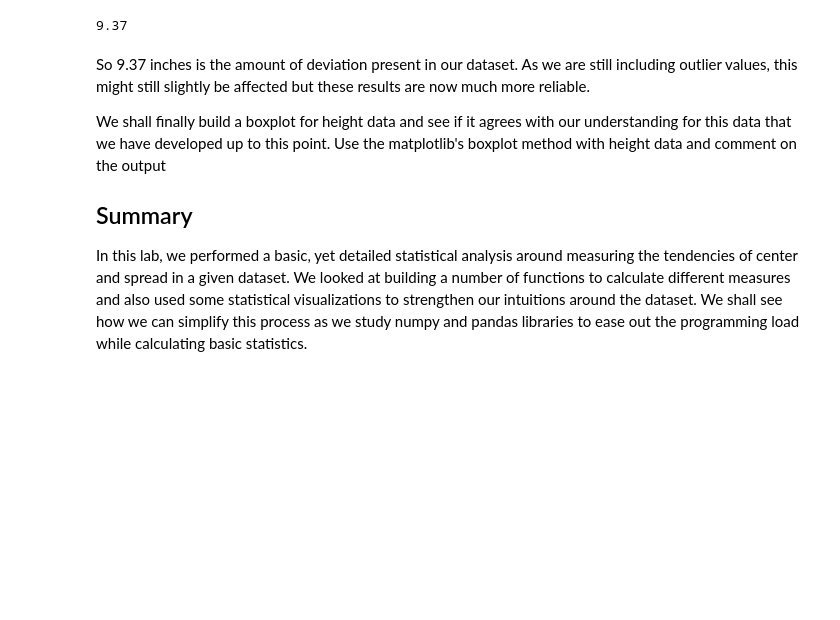
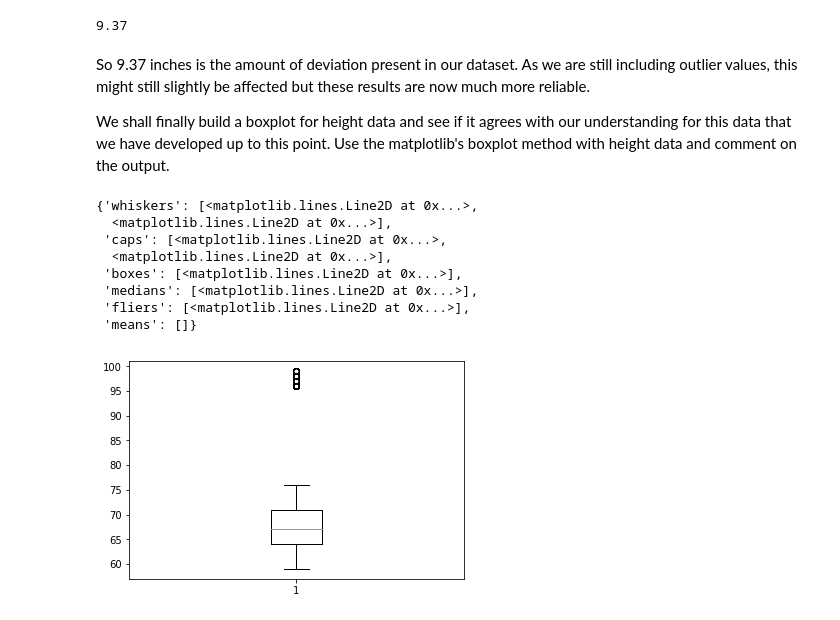
Before and after one commit to learn-co-curriculum/dsc-implementing-statistics-with-functions-lab, a Jupyter notebook: index.ipynb, the cells around one changed output. Saved outputs shown, nothing was run; the diff lists cells and outputs as text; code cells hidden in the pictures; blank space fills up the shorter version.

Commit message:
added code cell and plot

```diff
--- a/index.ipynb
+++ b/index.ipynb
@@ -346,8 +346,18 @@ get_stddev(height)
 # %% [markdown]
 So 9.37 inches is the amount of deviation present in our dataset. As we are still including outlier values, this might still slightly be affected but these results are now much more reliable.
 
-We shall finally build a boxplot for height data and see if it agrees with our understanding for this data that we have developed up to this point. Use the matplotlib's boxplot method with height data and comment on the output
-
-## Summary
-
-In this lab, we performed a basic, yet detailed statistical analysis around measuring the tendencies of center and spread in a given dataset. We looked at building a number of functions to calculate different measures and also used some statistical visualizations to strengthen our intuitions around the dataset. We shall see how we can simplify this process as we study numpy and pandas libraries to ease out the programming load while calculating basic statistics.
+We shall finally build a boxplot for height data and see if it agrees with our understanding for this data that we have developed up to this point. Use the matplotlib's boxplot method with height data and comment on the output.
+# %%
+plt.boxplot(height)
+
+# the median is at 67 inches and there are three outliers at the upper end of the spectrum
+# %% [output]
+{'whiskers': [<matplotlib.lines.Line2D at 0x...>,
+  <matplotlib.lines.Line2D at 0x...>],
+ 'caps': [<matplotlib.lines.Line2D at 0x...>,
+  <matplotlib.lines.Line2D at 0x...>],
+ 'boxes': [<matplotlib.lines.Line2D at 0x...>],
+ 'medians': [<matplotlib.lines.Line2D at 0x...>],
+ 'fliers': [<matplotlib.lines.Line2D at 0x...>],
+ 'means': []}
+[figure, added]
```
Also changed, not shown: parts of 1 cell of this notebook, 2 other files.
